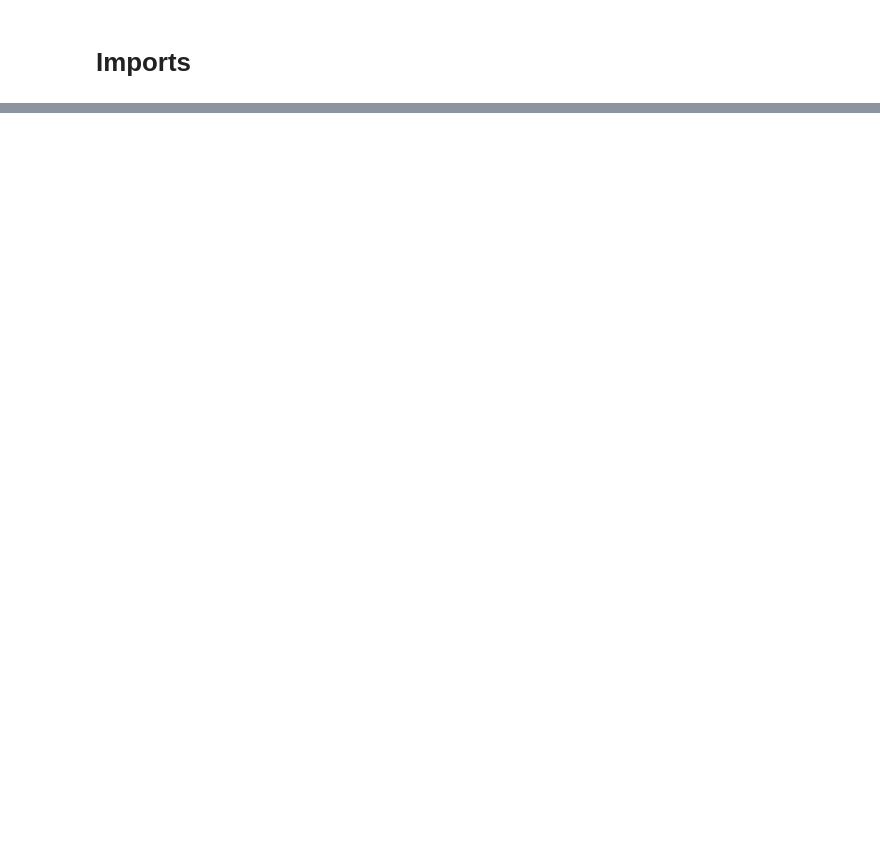
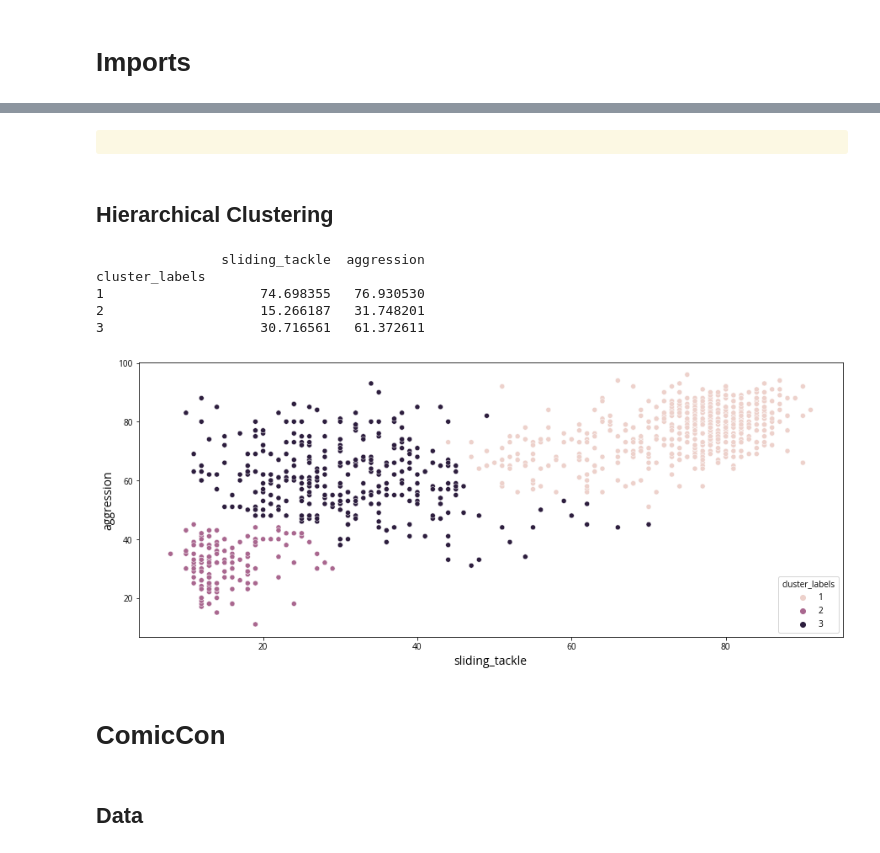
Before and after one commit to watchful-cluckets/springboard_dsci_career_track, a Jupyter notebook: datacamp_projects/clustering/clustering.ipynb, the cells around one changed output, grey strips where cells are left out. Drawn from its saved outputs; the diff is of its cells as text; code cells hidden in the pictures; blank space fills up the shorter version.

```diff
--- a/datacamp_projects/clustering/clustering.ipynb
+++ b/datacamp_projects/clustering/clustering.ipynb
@@ -81,0 +207,36 @@ from sklearn.tree import DecisionTreeClassifier, DecisionTreeRegressor
+# %% [markdown]
+<div class="alert alert-block alert-warning">
+<b></b></div>
+# %% [markdown]
+## Hierarchical Clustering
+# %%
+# Fit the data into a hierarchical clustering algorithm
+distance_matrix = sp.cluster.hierarchy.linkage(
+    fifa_whitened[['sliding_tackle', 'aggression']], 'ward')
+
+# Assign cluster labels to each row of data
+fifa['cluster_labels'] = sp.cluster.hierarchy.fcluster(distance_matrix,
+                                                       3,
+                                                       criterion='maxclust')
+
+# Display cluster centers of each cluster
+print(fifa[['sliding_tackle', 'aggression',
+            'cluster_labels']].groupby('cluster_labels').mean())
+
+# Create a scatter plot through seaborn
+sns.scatterplot(x="sliding_tackle",
+                y="aggression",
+                hue="cluster_labels",
+                data=fifa)
+plt.show()
+# %% [output]
+                sliding_tackle  aggression
+cluster_labels
+1                    74.698355   76.930530
+2                    15.266187   31.748201
+3                    30.716561   61.372611
+[figure, added]
+# %% [markdown]
+# ComicCon
+# %% [markdown]
+## Data
```
Also changed, not shown: parts of 18 cells of this notebook, 2 other files.
